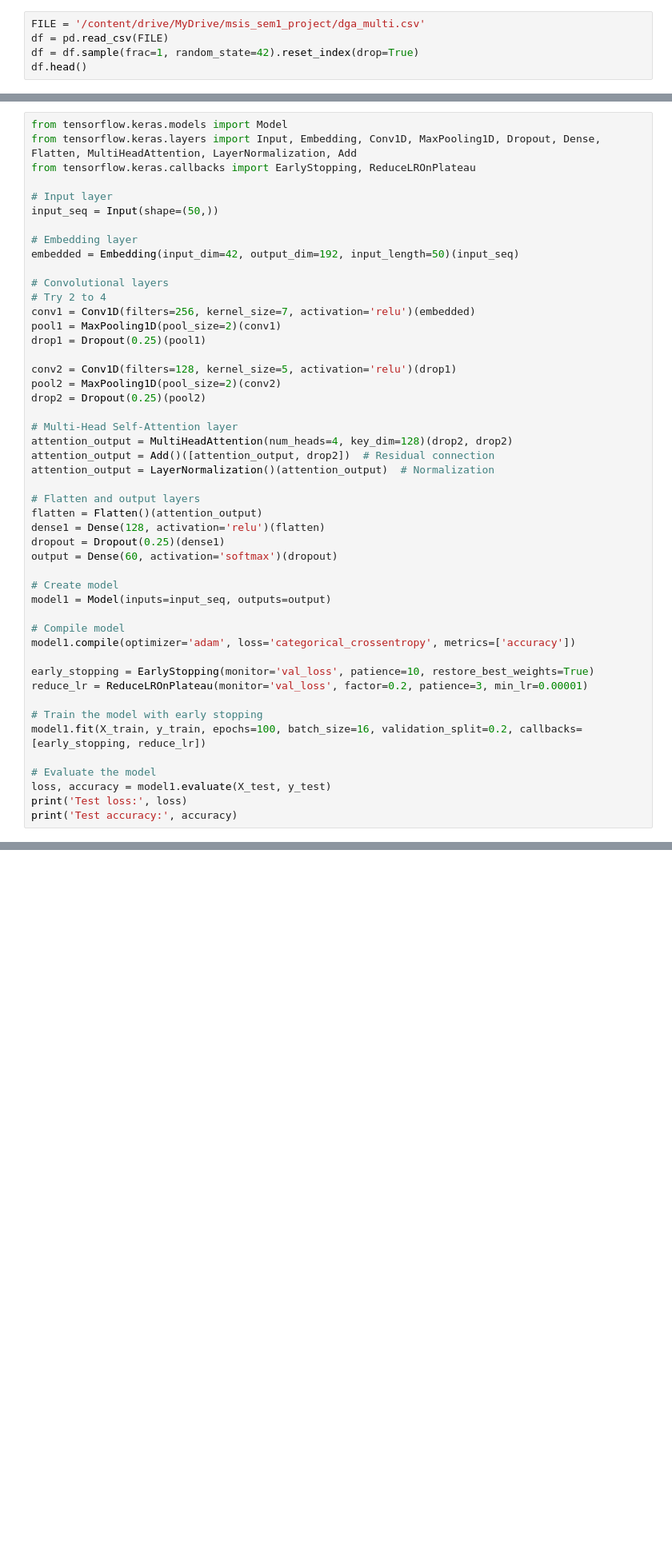
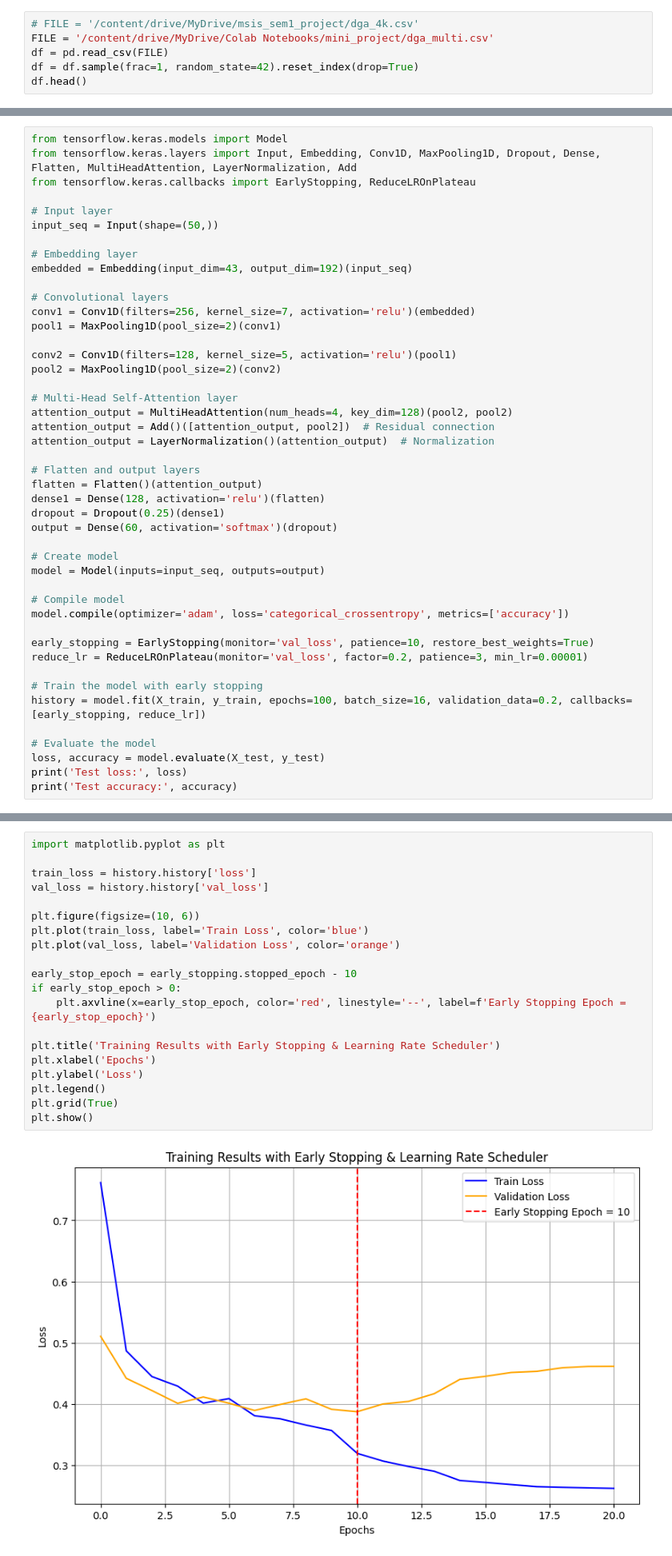
Before and after one commit to SathvikNayak123/detection_of_DGA_botnets, a Jupyter notebook: notebooks/multi_class_classification.ipynb, the cells around one changed output, grey strips where cells are left out. Shown: that part at 80% size. Drawn from its saved outputs; the diff is of its cells as text; blank space fills up the shorter version.

```diff
--- a/notebooks/multi_class_classification.ipynb
+++ b/notebooks/multi_class_classification.ipynb
@@ -9,7 +9,8 @@ import pandas as pd
 import matplotlib.pyplot as plt
 import seaborn as sns
 # %%
-FILE = '/content/drive/MyDrive/msis_sem1_project/dga_multi.csv'
+# FILE = '/content/drive/MyDrive/msis_sem1_project/dga_4k.csv'
+FILE = '/content/drive/MyDrive/Colab Notebooks/mini_project/dga_multi.csv'
 df = pd.read_csv(FILE)
 df = df.sample(frac=1, random_state=42).reset_index(drop=True)
 df.head()
@@ -84,21 +62,18 @@ from tensorflow.keras.callbacks import EarlyStopping, ReduceLROnPlateau
 input_seq = Input(shape=(50,))
 
 # Embedding layer
-embedded = Embedding(input_dim=42, output_dim=192, input_length=50)(input_seq)
+embedded = Embedding(input_dim=43, output_dim=192)(input_seq)
 
 # Convolutional layers
-# Try 2 to 4
 conv1 = Conv1D(filters=256, kernel_size=7, activation='relu')(embedded)
 pool1 = MaxPooling1D(pool_size=2)(conv1)
-drop1 = Dropout(0.25)(pool1)
 
-conv2 = Conv1D(filters=128, kernel_size=5, activation='relu')(drop1)
+conv2 = Conv1D(filters=128, kernel_size=5, activation='relu')(pool1)
 pool2 = MaxPooling1D(pool_size=2)(conv2)
-drop2 = Dropout(0.25)(pool2)
 
 # Multi-Head Self-Attention layer
-attention_output = MultiHeadAttention(num_heads=4, key_dim=128)(drop2, drop2)
-attention_output = Add()([attention_output, drop2])  # Residual connection
+attention_output = MultiHeadAttention(num_heads=4, key_dim=128)(pool2, pool2)
+attention_output = Add()([attention_output, pool2])  # Residual connection
 attention_output = LayerNormalization()(attention_output)  # Normalization
 
 # Flatten and output layers
@@ -108,19 +83,19 @@ dropout = Dropout(0.25)(dense1)
 output = Dense(60, activation='softmax')(dropout)
 
 # Create model
-model1 = Model(inputs=input_seq, outputs=output)
+model = Model(inputs=input_seq, outputs=output)
 
 # Compile model
-model1.compile(optimizer='adam', loss='categorical_crossentropy', metrics=['accuracy'])
+model.compile(optimizer='adam', loss='categorical_crossentropy', metrics=['accuracy'])
 
 early_stopping = EarlyStopping(monitor='val_loss', patience=10, restore_best_weights=True)
 reduce_lr = ReduceLROnPlateau(monitor='val_loss', factor=0.2, patience=3, min_lr=0.00001)
 
 # Train the model with early stopping
-model1.fit(X_train, y_train, epochs=100, batch_size=16, validation_split=0.2, callbacks=[early_stopping, reduce_lr])
+history = model.fit(X_train, y_train, epochs=100, batch_size=16, validation_data=0.2, callbacks=[early_stopping, reduce_lr])
 
 # Evaluate the model
-loss, accuracy = model1.evaluate(X_test, y_test)
+loss, accuracy = model.evaluate(X_test, y_test)
 print('Test loss:', loss)
 print('Test accuracy:', accuracy)
 # %% [output]
@@ -143,0 +119,22 @@ Test accuracy: 0.8571875095367432
+# %%
+import matplotlib.pyplot as plt
+
+train_loss = history.history['loss']
+val_loss = history.history['val_loss']
+
+plt.figure(figsize=(10, 6))
+plt.plot(train_loss, label='Train Loss', color='blue')
+plt.plot(val_loss, label='Validation Loss', color='orange')
+
+early_stop_epoch = early_stopping.stopped_epoch - 10
+if early_stop_epoch > 0:
+    plt.axvline(x=early_stop_epoch, color='red', linestyle='--', label=f'Early Stopping Epoch = {early_stop_epoch}')
+
+plt.title('Training Results with Early Stopping & Learning Rate Scheduler')
+plt.xlabel('Epochs')
+plt.ylabel('Loss')
+plt.legend()
+plt.grid(True)
+plt.show()
+# %% [output]
+[figure, added]
```
Also changed, not shown: parts of 7 cells of this notebook, 3 other files.
